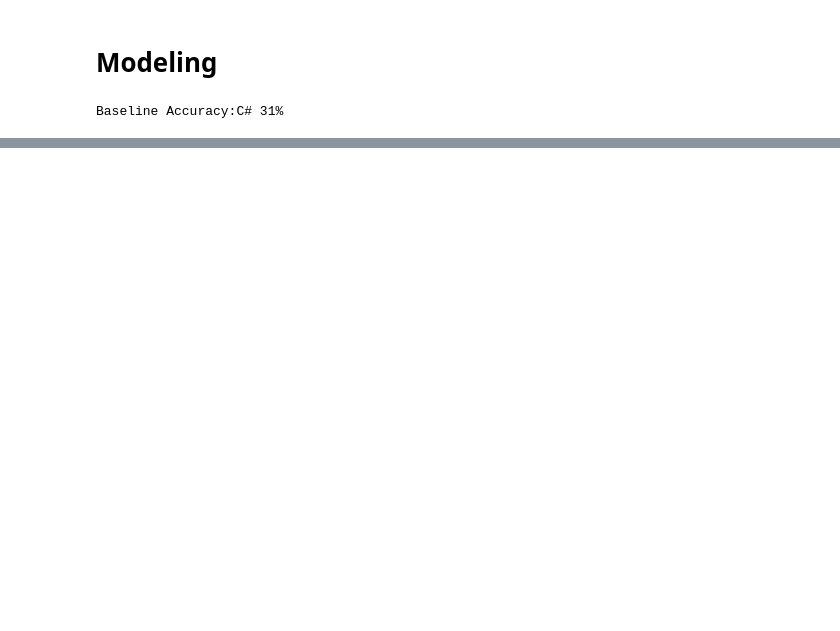
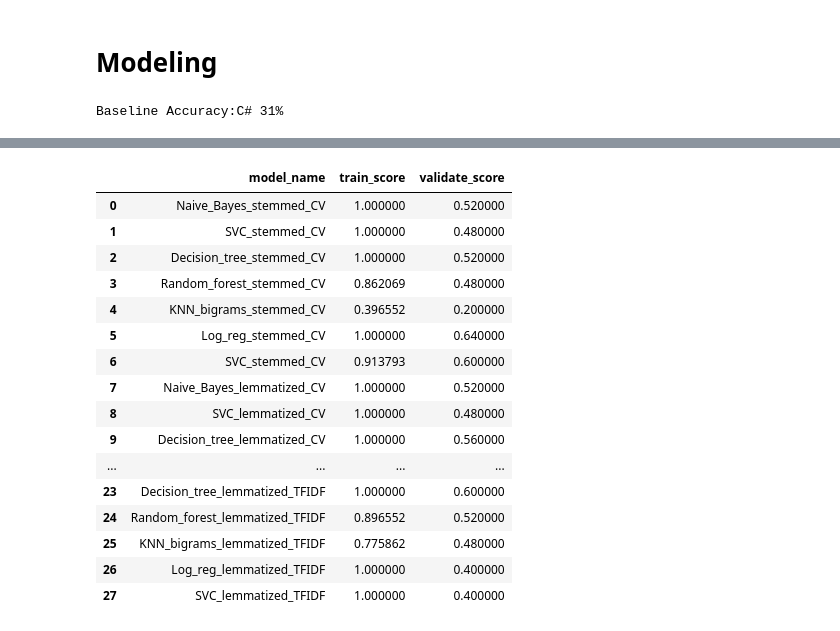
Before and after one commit to codeup-germain/github-code-composition, a Jupyter notebook: Model_Brandon_Draft.ipynb, the cells around one changed output, grey strips where cells are left out. Saved outputs shown, nothing was run; the diff lists cells and outputs as text; code cells hidden in the pictures; blank space fills up the shorter version.

```diff
--- a/Model_Brandon_Draft.ipynb
+++ b/Model_Brandon_Draft.ipynb
@@ -226,0 +220,10 @@ score_df
+# %%
+from sklearn import svm
+# make a list of algorithms we want to try for our models
+model_list = [MultinomialNB(), LinearSVC(), DecisionTreeClassifier(), forest_models[forest_df.accuracy_difference.idxmin()], KNeighborsClassifier(), LogisticRegression(), svm.SVC(C= 2, decision_function_shape='ovo')]
+
+# name the models
+model_names = ['Naive_Bayes_stemmed_CV', 'SVC_stemmed_CV', 'Decision_tree_stemmed_CV', 'Random_forest_stemmed_CV', 'KNN_bigrams_stemmed_CV', 'Log_reg_stemmed_CV','SVC_stemmed_CV']
+# Run the models
+for model, name in zip(model_list, model_names):
+    score_df = test_a_model(X_train, y_train, X_validate, y_validate, model, name, score_df)
@@ -226,0 +232,10 @@ score_df
+# %%
+from sklearn import svm
+# make a list of algorithms we want to try for our models
+model_list = [MultinomialNB(), LinearSVC(), DecisionTreeClassifier(), forest_models[forest_df.accuracy_difference.idxmin()], KNeighborsClassifier(), LogisticRegression(), svm.SVC(C= 2, decision_function_shape='ovo')]
+
+# name the models
+model_names = ['Naive_Bayes_lemmatized_CV', 'SVC_lemmatized_CV', 'Decision_tree_lemmatized_CV', 'Random_forest_lemmatized_CV', 'KNN_bigrams_lemmatized_CV', 'Log_reg_lemmatized_CV','SVC_lemmatized_CV']
+# Run the models
+for model, name in zip(model_list, model_names):
+    score_df = test_a_model(X_train, y_train, X_validate, y_validate, model, name, score_df)
@@ -226,0 +244,10 @@ score_df
+# %%
+from sklearn import svm
+# make a list of algorithms we want to try for our models
+model_list = [MultinomialNB(), LinearSVC(), DecisionTreeClassifier(), forest_models[forest_df.accuracy_difference.idxmin()], KNeighborsClassifier(), LogisticRegression(), svm.SVC(C= 2, decision_function_shape='ovo')]
+
+# name the models
+model_names = ['Naive_Bayes_stemmed_TFIDF', 'SVC_stemmed_TFIDF', 'Decision_tree_stemmed_TFIDF', 'Random_forest_stemmed_TFIDF', 'KNN_bigrams_stemmed_TFIDF', 'Log_reg_stemmed_TFIDF','SVC_stemmed_TFIDF']
+# Run the models
+for model, name in zip(model_list, model_names):
+    score_df = test_a_model(X_train, y_train, X_validate, y_validate, model, name, score_df)
@@ -226,0 +256,30 @@ score_df
+# %%
+from sklearn import svm
+# make a list of algorithms we want to try for our models
+model_list = [MultinomialNB(), LinearSVC(), DecisionTreeClassifier(), forest_models[forest_df.accuracy_difference.idxmin()], KNeighborsClassifier(), LogisticRegression(), svm.SVC(C= 2, decision_function_shape='ovo')]
+
+# name the models
+model_names = ['Naive_Bayes_lemmatized_TFIDF', 'SVC_lemmatized_TFIDF', 'Decision_tree_lemmatized_TFIDF', 'Random_forest_lemmatized_TFIDF', 'KNN_bigrams_lemmatized_TFIDF', 'Log_reg_lemmatized_TFIDF','SVC_lemmatized_TFIDF']
+# Run the models
+for model, name in zip(model_list, model_names):
+    score_df = test_a_model(X_train, y_train, X_validate, y_validate, model, name, score_df)
+# %%
+score_df.style.highlight_max('validate_score')
+# %% [output]
+|  | model_name | train_score | validate_score |
+| 0 | Naive_Bayes_stemmed_CV | 1.000000 | 0.520000 |
+| 1 | SVC_stemmed_CV | 1.000000 | 0.480000 |
+| 2 | Decision_tree_stemmed_CV | 1.000000 | 0.520000 |
+| 3 | Random_forest_stemmed_CV | 0.862069 | 0.480000 |
+| 4 | KNN_bigrams_stemmed_CV | 0.396552 | 0.200000 |
+| 5 | Log_reg_stemmed_CV | 1.000000 | 0.640000 |
+| 6 | SVC_stemmed_CV | 0.913793 | 0.600000 |
+| 7 | Naive_Bayes_lemmatized_CV | 1.000000 | 0.520000 |
+| 8 | SVC_lemmatized_CV | 1.000000 | 0.480000 |
+| 9 | Decision_tree_lemmatized_CV | 1.000000 | 0.560000 |
+| ... | ... | ... | ... |
+| 23 | Decision_tree_lemmatized_TFIDF | 1.000000 | 0.600000 |
+| 24 | Random_forest_lemmatized_TFIDF | 0.896552 | 0.520000 |
+| 25 | KNN_bigrams_lemmatized_TFIDF | 0.775862 | 0.480000 |
+| 26 | Log_reg_lemmatized_TFIDF | 1.000000 | 0.400000 |
+| 27 | SVC_lemmatized_TFIDF | 1.000000 | 0.400000 |
```
Also changed, not shown: parts of 25 cells of this notebook.
